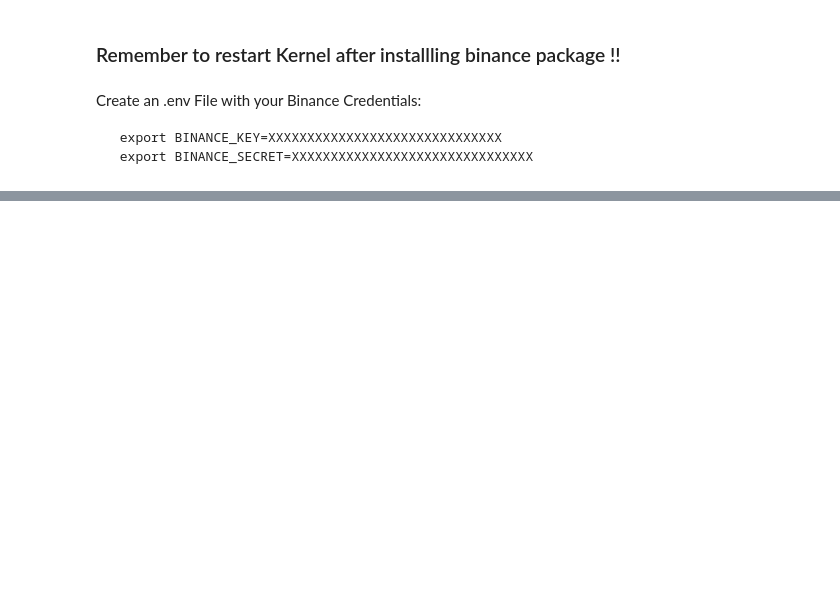
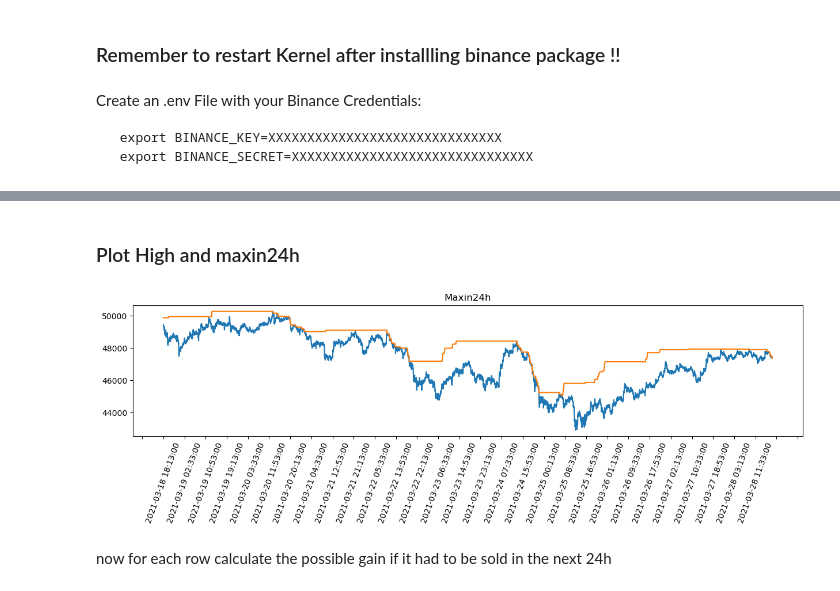
Before and after one commit to jorie1234/binance, a Jupyter notebook: Binance.ipynb, the cells around one changed output, grey strips where cells are left out. Saved outputs shown, nothing was run; the diff lists cells and outputs as text; code cells hidden in the pictures; blank space fills up the shorter version.

```diff
--- a/Binance.ipynb
+++ b/Binance.ipynb
@@ -158,0 +215,4 @@ plt.show()
+# %%
+def max_high(values):
+    ma = max(values)
+    return ma
@@ -158,0 +221,4 @@ plt.show()
+# %%
+indexer = pd.api.indexers.FixedForwardWindowIndexer(window_size=interval)
+data['maxin24h'] = data['high'].rolling(window=indexer, min_periods=1).apply( max_high)
+data
@@ -158,0 +239,17 @@ plt.show()
+# %% [markdown]
+### Plot High and maxin24h
+# %%
+import matplotlib.dates as mdates
+plt.close()
+
+fig, ax = plt.subplots(nrows=1, sharex=True, figsize=(15,3), dpi=100)
+plt.title('Maxin24h')
+ax.plot(data["timestamp"], data["high"])
+ax.plot(data["timestamp"], data["maxin24h"])
+ax.xaxis.set_major_locator(ticker.MultipleLocator(500))
+plt.xticks(rotation=70)
+plt.show()
+# %% [output]
+[figure, added]
+# %% [markdown]
+now for each row calculate the possible gain if it had to be sold in the next 24h
```
Also changed, not shown: parts of 22 cells of this notebook.
